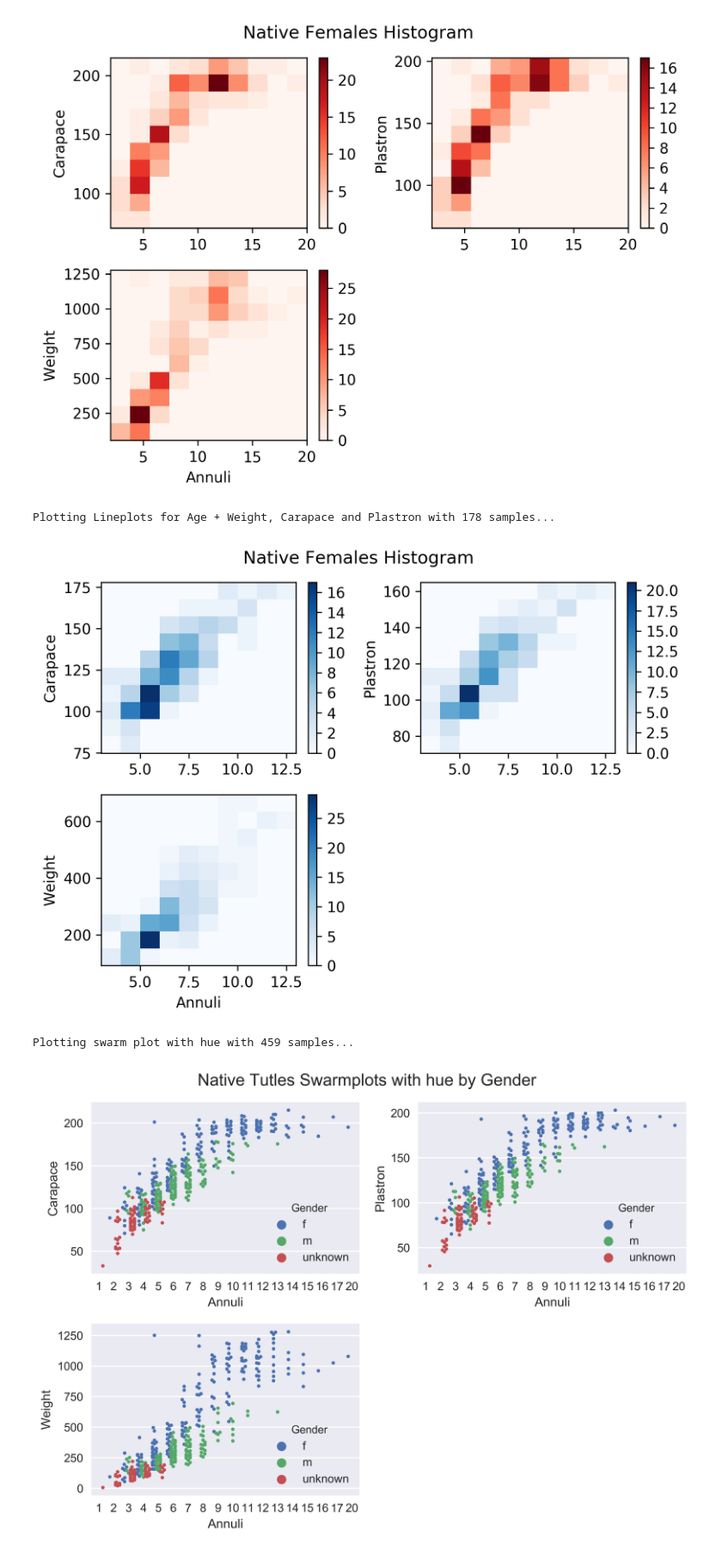
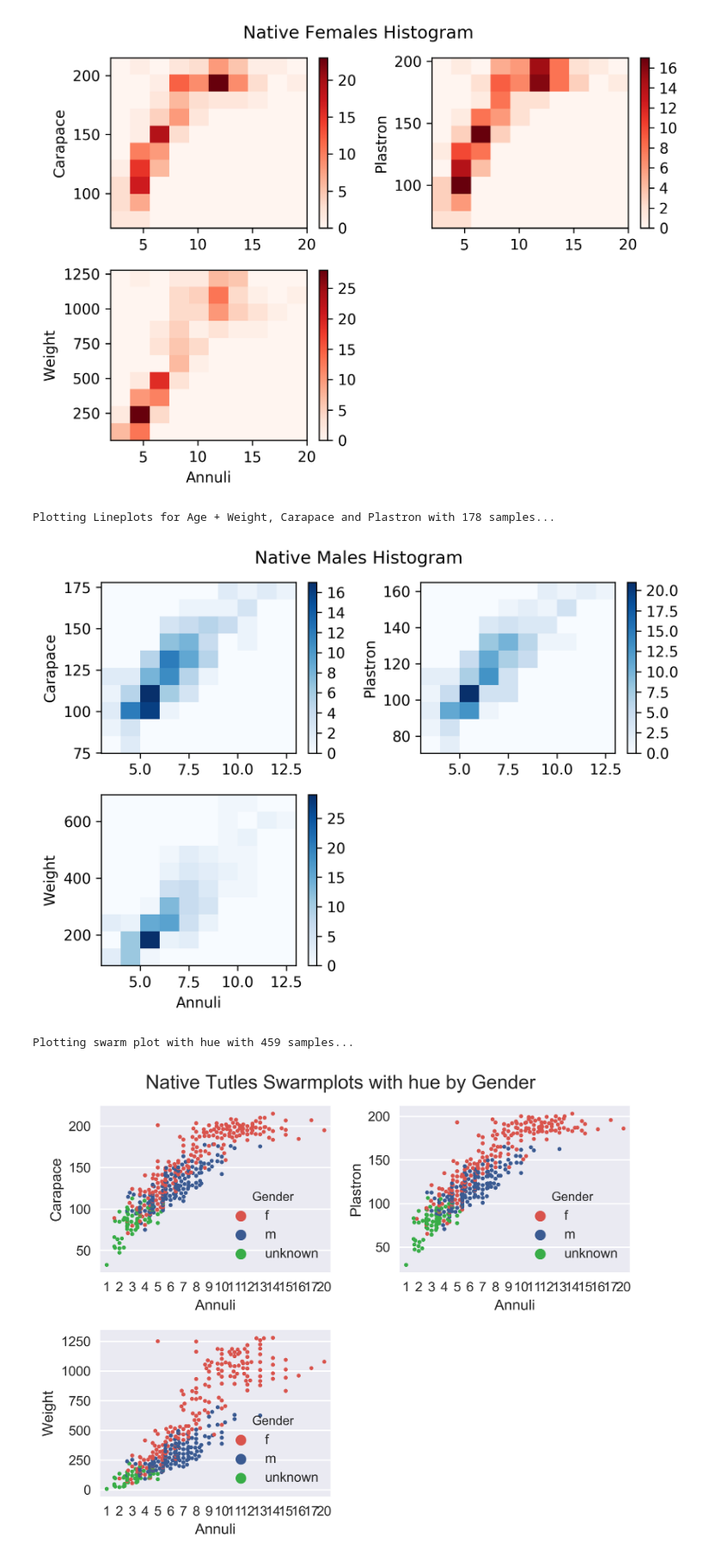
Before and after one commit to kimko/turtles-way-down, a Jupyter notebook: turtles-way-down.ipynb, the cells around one changed output. Shown at 86% size. Drawn from its saved outputs; the diff is of its cells as text; code cells hidden in the pictures.

```diff
--- a/turtles-way-down.ipynb
+++ b/turtles-way-down.ipynb
@@ -158,7 +158,7 @@ _ = plt.hist2d(males['Annuli'], males['Plastron'],cmap='Blues',bins=(10,10))
 _ = plt.colorbar()
 _ = plt.ylabel('Plastron')
 
-_ = plt.suptitle('Native Females Histogram ')
+_ = plt.suptitle('Native Males Histogram ')
 _ = plt.subplot(2,2,3)
 #_ = plt.scatter(males['Annuli'], males['Weight'],s=10)
 _ = plt.hist2d(males['Annuli'], males['Weight'],cmap='Blues',bins=(10,10))
@@ -168,28 +168,29 @@ _ = plt.ylabel('Weight')
 _ = plt.tight_layout(rect=[0, 0.03, 1, 0.95])
 # %% [output]
 Plotting Lineplots for Age + Weight, Carapace and Plastron with 178 samples...
-[figure, old version]
+[figure, new version]
 # %%
 ### Swarmplot with Hue
 natives = natives[natives['Annuli']!=0]
+colors = [sns.xkcd_rgb['pale red'],sns.xkcd_rgb['denim blue'],sns.xkcd_rgb['medium green']]
 plt.rcParams['figure.dpi'] = 500
 print ("Plotting swarm plot with hue with " + str(natives.Weight.count()) + ' samples...')
 sns.set()
 _ = plt.figure(5)
 _ = plt.suptitle('Native Tutles Swarmplots with hue by Gender')
 _ =plt.subplot(2,2,1)
-_ = sns.swarmplot(x='Annuli', y='Carapace', hue='Gender',data=natives,dodge=True,size=3)
+_ = sns.swarmplot(x='Annuli', y='Carapace', hue='Gender',data=natives,dodge=False,size=3,palette=colors)
 _ = plt.ylabel('Carapace')
 
 _ =plt.subplot(2,2,2)
-_ = sns.swarmplot(x='Annuli', y='Plastron', hue='Gender',data=natives,dodge=True,size=3)
+_ = sns.swarmplot(x='Annuli', y='Plastron', hue='Gender',data=natives,dodge=False,size=3,palette=colors)
 _ = plt.ylabel('Plastron')
 _ = plt.tight_layout(rect=[0, 0.03, 1, 0.95])
 
 _ = plt.subplot(2,2,3)
-_ = sns.swarmplot(x='Annuli', y='Weight', hue='Gender',data=natives,dodge=True,size=3)
+_ = sns.swarmplot(x='Annuli', y='Weight', hue='Gender',data=natives,dodge=False,size=3,palette=colors)
 _ = plt.xlabel('Annuli')
 _ = plt.ylabel('Weight')
 # %% [output]
 Plotting swarm plot with hue with 459 samples...
-[figure, old version]
+[figure, new version]
```
Also changed, not shown: parts of 2 cells of this notebook.
